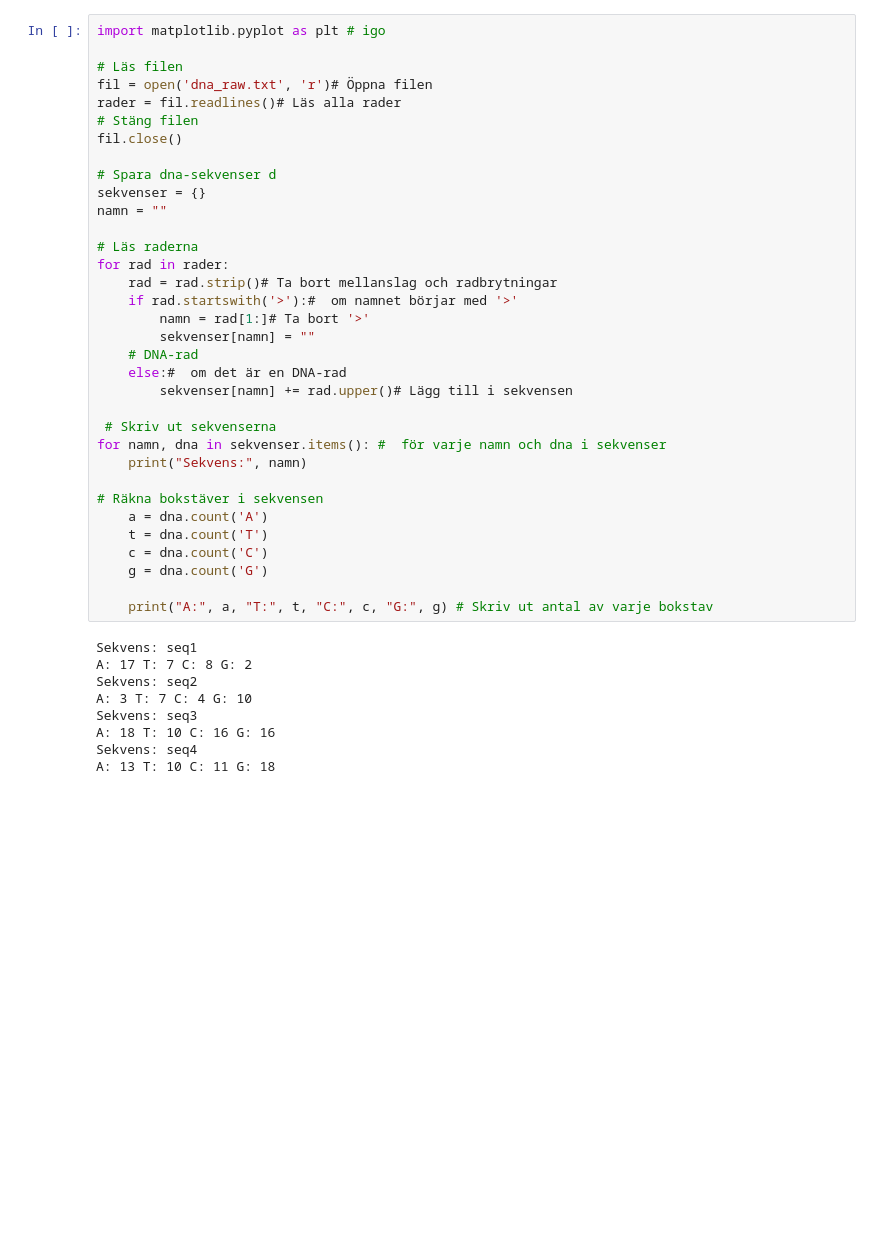
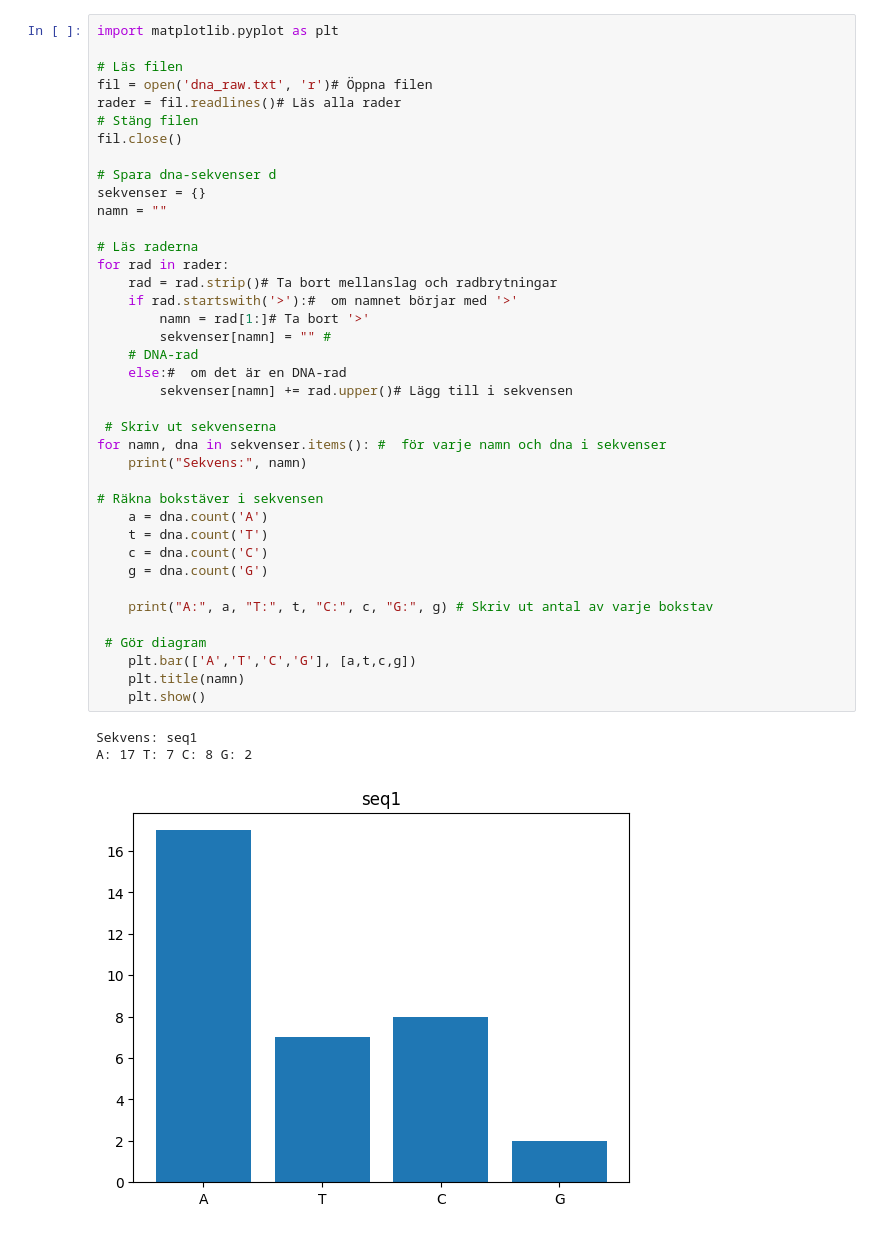
Before and after one commit to paulo20005/lab1_paulo, a Jupyter notebook: lab1/lab1.ipynb, the cells around one changed output. Cells and saved outputs as stored; diff of their text form; blank space fills up the shorter version.

```diff
--- a/lab1/lab1.ipynb
+++ b/lab1/lab1.ipynb
@@ -1,5 +1,5 @@
 # %%
-import matplotlib.pyplot as plt # igo
+import matplotlib.pyplot as plt
 
 # Läs filen
 fil = open('dna_raw.txt', 'r')# Öppna filen
@@ -7,37 +7,37 @@ rader = fil.readlines()# Läs alla rader
 # Stäng filen
 fil.close()
 
 # Spara dna-sekvenser d
 sekvenser = {}
 namn = ""
 
 # Läs raderna
 for rad in rader:
     rad = rad.strip()# Ta bort mellanslag och radbrytningar
     if rad.startswith('>'):#  om namnet börjar med '>'
         namn = rad[1:]# Ta bort '>'
-        sekvenser[namn] = ""
+        sekvenser[namn] = "" #
     # DNA-rad
     else:#  om det är en DNA-rad
         sekvenser[namn] += rad.upper()# Lägg till i sekvensen
 
  # Skriv ut sekvenserna
 for namn, dna in sekvenser.items(): #  för varje namn och dna i sekvenser
     print("Sekvens:", namn)
 
 # Räkna bokstäver i sekvensen
     a = dna.count('A')
     t = dna.count('T')
     c = dna.count('C')
     g = dna.count('G')
 
     print("A:", a, "T:", t, "C:", c, "G:", g) # Skriv ut antal av varje bokstav
+
+ # Gör diagram
+    plt.bar(['A','T','C','G'], [a,t,c,g])
+    plt.title(namn)
+    plt.show()
 # %% [output]
 Sekvens: seq1
 A: 17 T: 7 C: 8 G: 2
-Sekvens: seq2
-A: 3 T: 7 C: 4 G: 10
-Sekvens: seq3
-A: 18 T: 10 C: 16 G: 16
-Sekvens: seq4
-A: 13 T: 10 C: 11 G: 18
+[figure, added]
```
Also changed, not shown: parts of 1 cell of this notebook.
